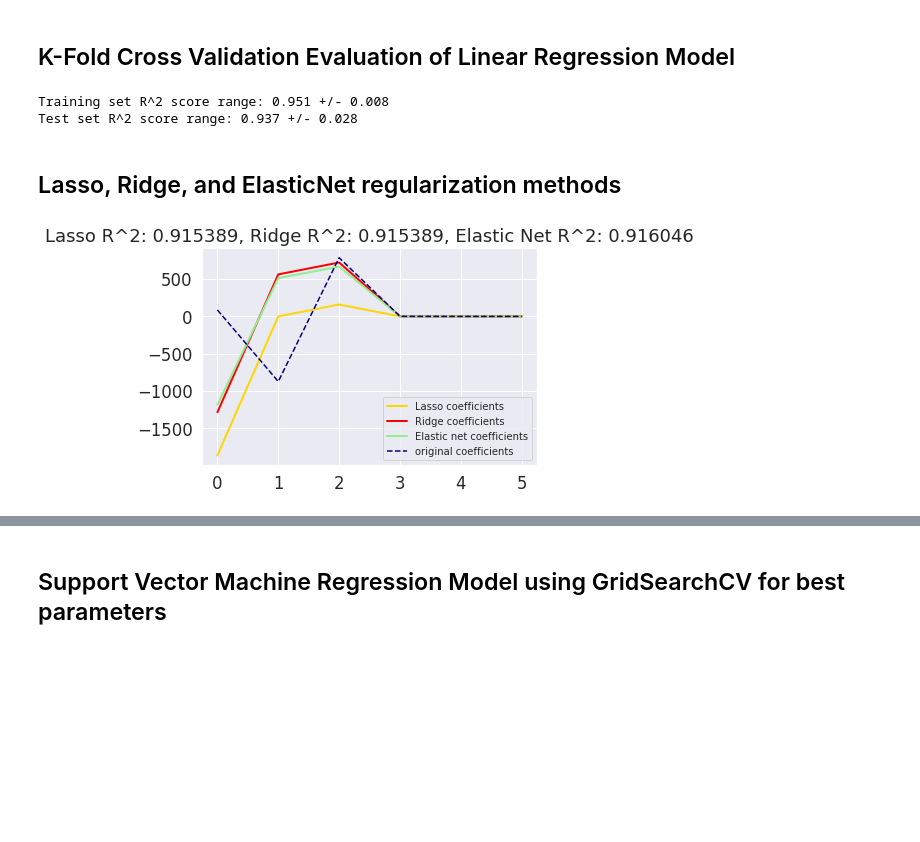
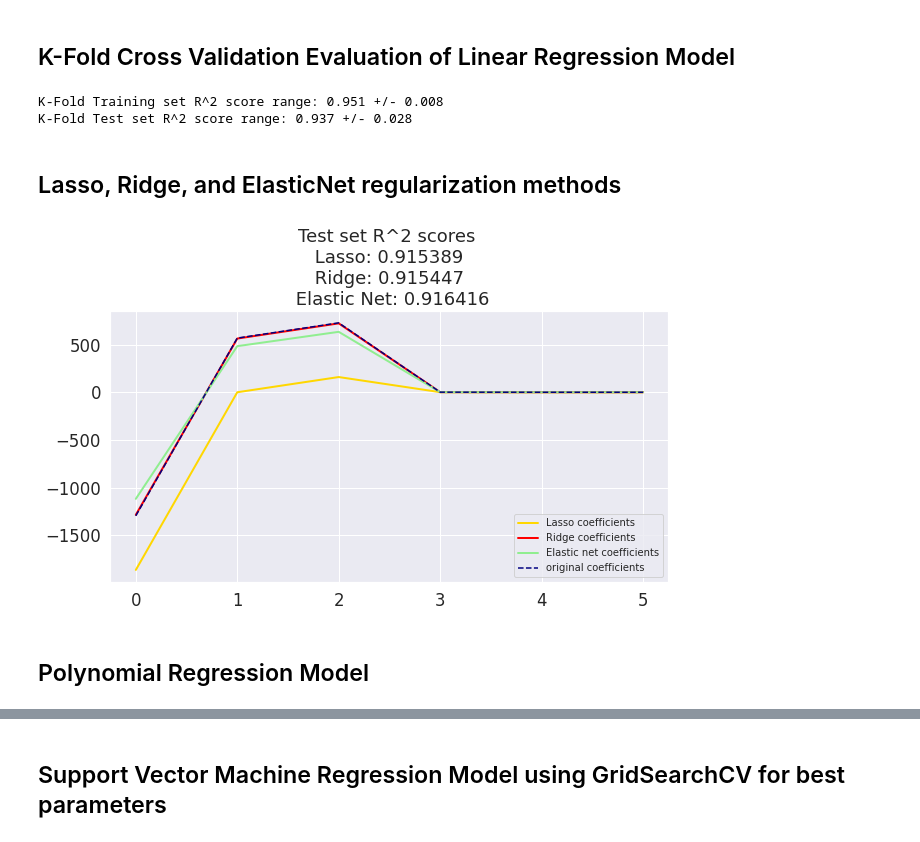
Before and after one commit to jnielsonresearch/Machine-Learning-Templates, a Jupyter notebook: Regression/Regression_models.ipynb, the cells around one changed output, grey strips where cells are left out. Cells and saved outputs as stored; diff of their text form; code cells hidden in the pictures; blank space fills up the shorter version.

```diff
--- a/Regression/Regression_models.ipynb
+++ b/Regression/Regression_models.ipynb
@@ -9,5 +16,12 @@ import numpy as np
 import pandas as pd
 import matplotlib.pyplot as plt
 import seaborn as sns
+# %%
+# Plotting configuration for Jupyter notebook
+%matplotlib inline
+import matplotlib as mpl
+mpl.rc('axes', labelsize=14)
+mpl.rc('xtick', labelsize=12)
+mpl.rc('ytick', labelsize=12)
 # %% [markdown]
 ## Importing the dataset
@@ -17,0 +28,20 @@ y = dataset.iloc[:, -1].values
+# %%
+# Download the data
+
+import os
+datapath = os.path.join("Regression", "")
+
+files = ['50_Startups.csv']
+
+# Download the data
+import urllib.request
+DOWNLOAD_ROOT = "https://raw.githubusercontent.com/jnielsonresearch/machine-learning-templates/master/"
+os.makedirs(datapath, exist_ok=True)
+for filename in files:
+    print("Downloading", filename)
+    url = DOWNLOAD_ROOT + "Regression/" + filename
+    urllib.request.urlretrieve(url, datapath + filename)
+
+dataset = pd.read_csv(datapath + files[0])
+X = dataset.iloc[:, :-1].values
+y = dataset.iloc[:, -1].values
@@ -98,6 +155,11 @@ array([[0.0, 0.0, 1.0, 165349.2, 136897.8, 471784.1],
 # %%
 from sklearn.model_selection import train_test_split
 X_train, X_test, y_train, y_test = train_test_split(X, y, test_size = 0.2, random_state = 0)
+# %%
+from sklearn.preprocessing import MinMaxScaler
+scaler = MinMaxScaler()
+X_train= scaler.fit_transform(X_train)
+X_test = scaler.transform(X_test)
 # %% [markdown]
 ## Evaluation of Linear Regression Model on Training and Test sets
 # %%
@@ -163,11 +241,11 @@ for i in range(10):
     test_score = np.append(test_score, r2_score(y_test,
                             y_test_pred))
 
-print('Training set R^2 score range: %.3f +/- %.3f' % (np.mean(train_score), np.std(train_score)))
-print('Test set R^2 score range: %.3f +/- %.3f' % (np.mean(test_score), np.std(test_score)))
+print('K-Fold Training set R^2 score range: %.3f +/- %.3f' % (np.mean(train_score), np.std(train_score)))
+print('K-Fold Test set R^2 score range: %.3f +/- %.3f' % (np.mean(test_score), np.std(test_score)))
 # %% [output]
-Training set R^2 score range: 0.951 +/- 0.008
-Test set R^2 score range: 0.937 +/- 0.028
+K-Fold Training set R^2 score range: 0.951 +/- 0.008
+K-Fold Test set R^2 score range: 0.937 +/- 0.028
 # %% [markdown]
 ## Lasso, Ridge, and ElasticNet regularization methods
 # %%
@@ -178,35 +256,40 @@ alpha = 0.1
 lasso = Lasso(alpha=alpha)
 
 y_pred_lasso = lasso.fit(X_train, y_train).predict(X_test)
 r2_score_lasso = r2_score(y_test, y_pred_lasso)
 
 # Ridge - L2 regularization
 from sklearn.linear_model import Ridge
 
 alpha = 0.1
 ridge = Ridge(alpha=alpha)
 
 y_pred_ridge = ridge.fit(X_train, y_train).predict(X_test)
-r2_score_ridge = r2_score(y_test, y_pred_lasso)
+r2_score_ridge = r2_score(y_test, y_pred_ridge)
 
 # ElasticNet - L1 & L2 combined regularization
 from sklearn.linear_model import ElasticNet
 
-enet = ElasticNet(alpha=alpha, l1_ratio=0.7)
+enet = ElasticNet(alpha=alpha, l1_ratio=0.5)
 
 y_pred_enet = enet.fit(X_train, y_train).predict(X_test)
 r2_score_enet = r2_score(y_test, y_pred_enet)
 
+# Evaluation of Test data for linear regularization methods
+plt.figure(figsize=(10,5))
 plt.plot(lasso.coef_, color='gold', linewidth=2,
          label='Lasso coefficients')
 plt.plot(ridge.coef_, color='red', linewidth=2,
          label='Ridge coefficients')
 plt.plot(enet.coef_, color='lightgreen', linewidth=2,
          label='Elastic net coefficients')
-plt.plot(coef, '--', color='navy', label='original coefficients')
-plt.title("Lasso R^2: %f, Ridge R^2: %f, Elastic Net R^2: %f"
+plt.plot(lr.coef_, '--', color='navy', label='original coefficients')
+
+plt.title("Test set R^2 scores \n Lasso: %f \n Ridge: %f \n Elastic Net: %f"
           % (r2_score_lasso, r2_score_ridge, r2_score_enet))
 plt.legend(loc='lower right',prop={'size': 10})
 plt.show()
 # %% [output]
-[figure, old version]
+[figure, new version]
+# %% [markdown]
+## Polynomial Regression Model
```
Also changed, not shown: parts of 38 cells of this notebook.
